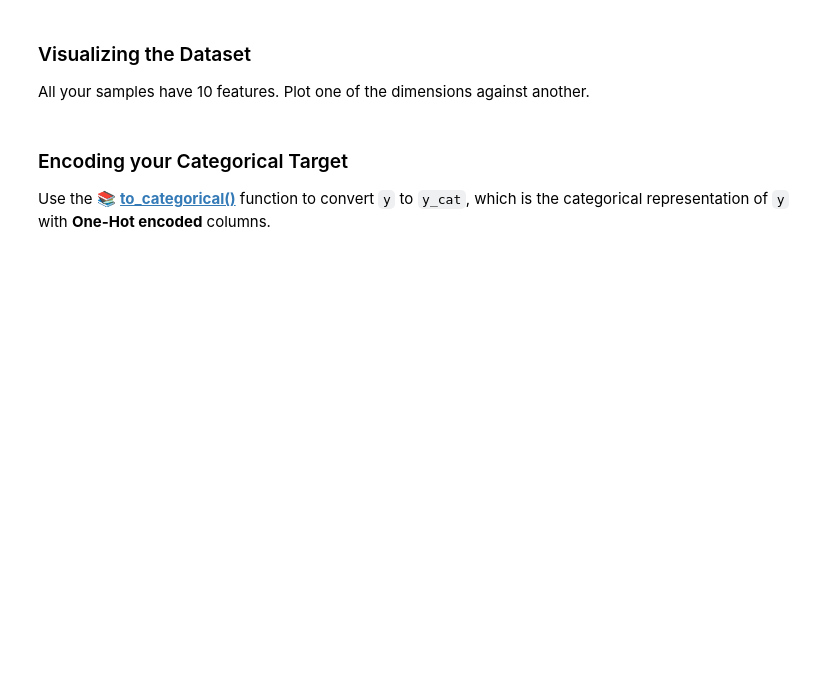
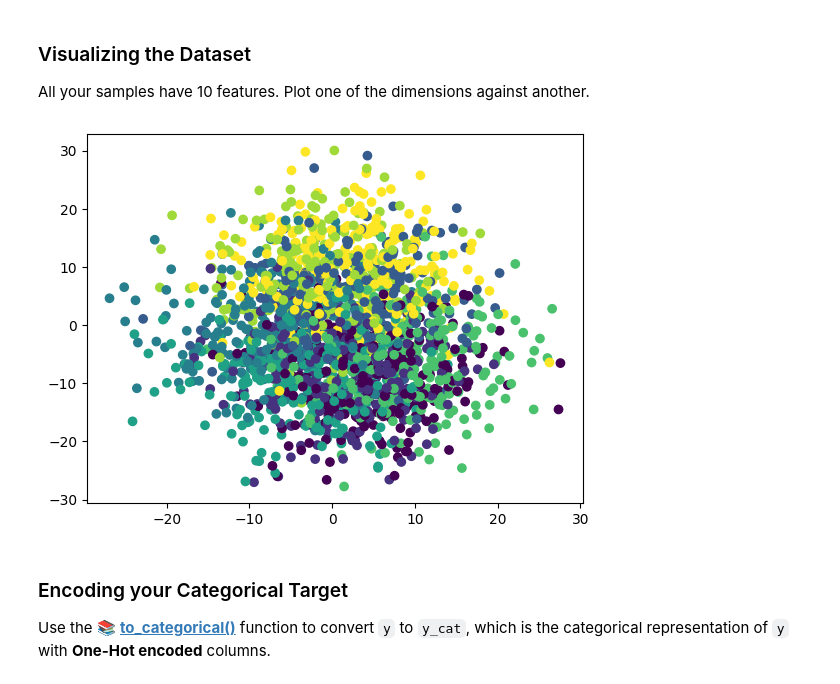
Before and after one commit to ninzyyy/lewagon, a Jupyter notebook: how_to_properly_prevent_overfitting.ipynb, the cells around one changed output. Drawn from its saved outputs; the diff is of its cells as text; code cells hidden in the pictures; blank space fills up the shorter version.

```diff
--- a/how_to_properly_prevent_overfitting.ipynb
+++ b/how_to_properly_prevent_overfitting.ipynb
@@ -41,9 +39,15 @@ Generate 2000 samples with 10 features each; there should be 8 classes of blobs
+# %%
+# YOUR CODE HERE
+X, y = make_blobs(n_samples=2000, centers=8, n_features=10, cluster_std=7)
 # %% [markdown]
 ### Visualizing the Dataset
 
 All your samples have 10 features. Plot one of the dimensions against another.
 # %%
 # YOUR CODE HERE
+plt.scatter(X[:,0], X[:,1], c=y);
+# %% [output]
+[figure, added]
 # %% [markdown]
 ### Encoding your Categorical Target
 
```
Also changed, not shown: parts of 26 cells of this notebook.
